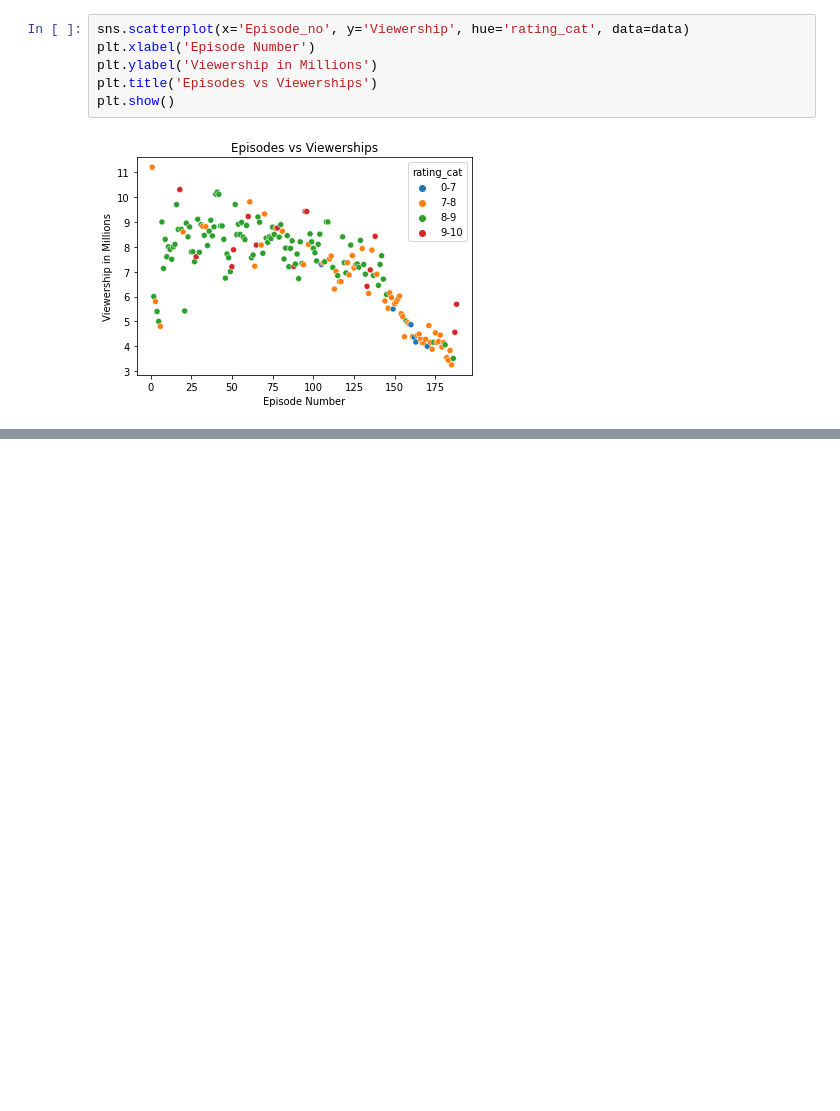
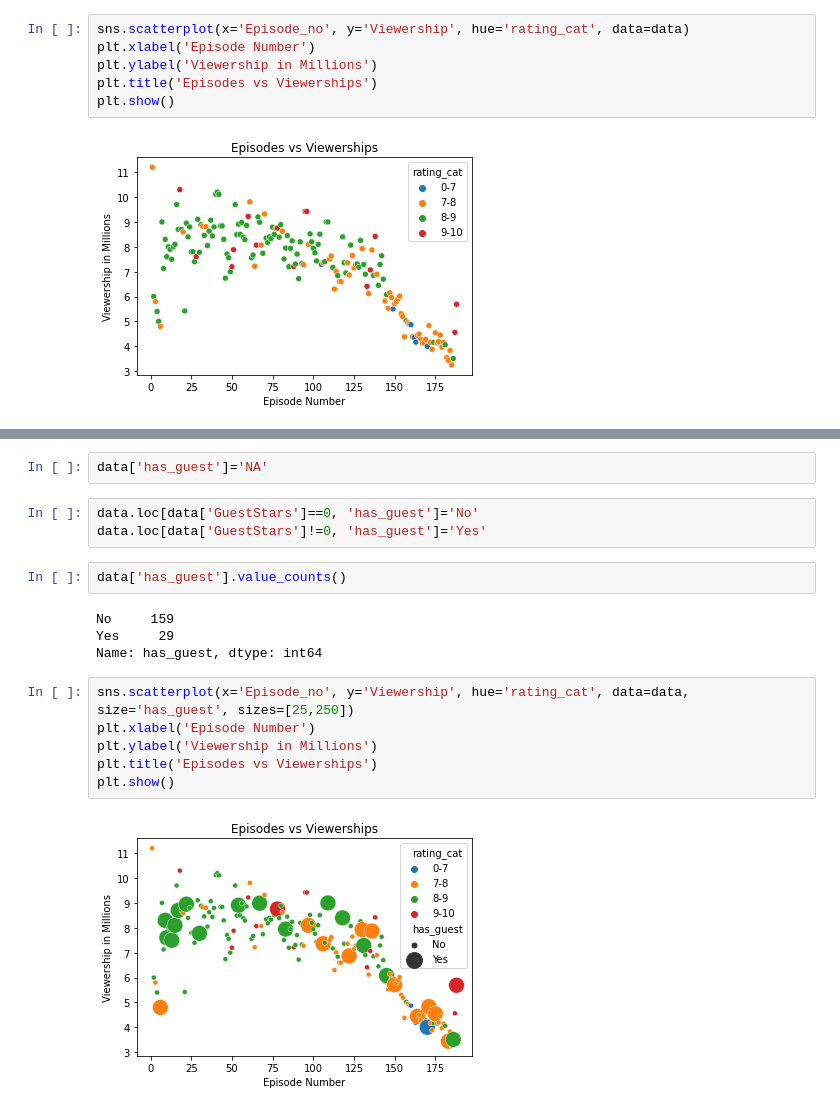
Before and after one commit to rajsandhu1989/data_EDA_visualization, a Jupyter notebook: the_office_drama/the_office_drama.ipynb, the cells around one changed output, grey strips where cells are left out. Saved outputs shown, nothing was run; the diff lists cells and outputs as text; blank space fills up the shorter version.

```diff
--- a/the_office_drama/the_office_drama.ipynb
+++ b/the_office_drama/the_office_drama.ipynb
@@ -145,0 +150,19 @@ plt.show()
+# %%
+data['has_guest']='NA'
+# %%
+data.loc[data['GuestStars']==0, 'has_guest']='No'
+data.loc[data['GuestStars']!=0, 'has_guest']='Yes'
+# %%
+data['has_guest'].value_counts()
+# %% [output]
+No     159
+Yes     29
+Name: has_guest, dtype: int64
+# %%
+sns.scatterplot(x='Episode_no', y='Viewership', hue='rating_cat', data=data, size='has_guest', sizes=[25,250])
+plt.xlabel('Episode Number')
+plt.ylabel('Viewership in Millions')
+plt.title('Episodes vs Viewerships')
+plt.show()
+# %% [output]
+[figure, added]
```
Also changed, not shown: parts of 4 cells of this notebook.
